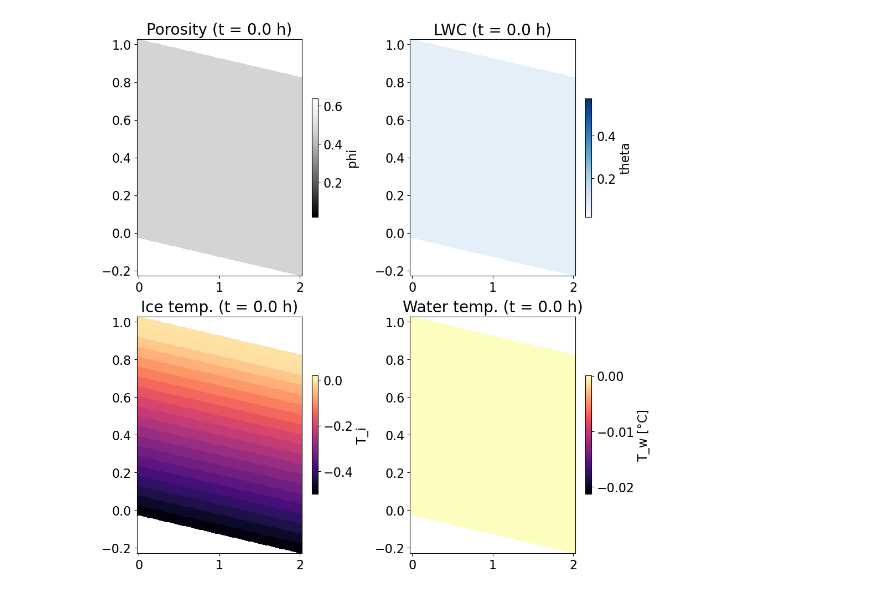
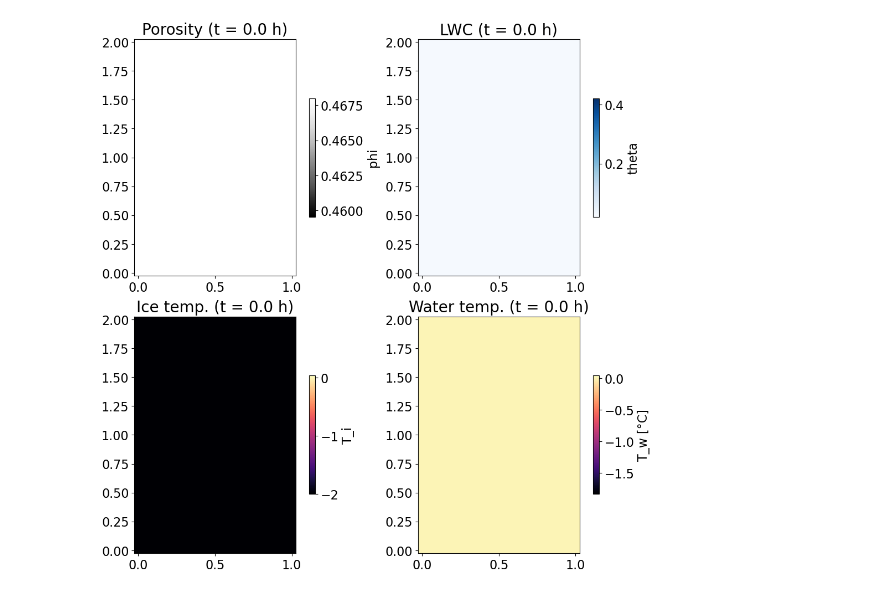
Before and after one commit to lannika-ut/Masterarbeit, a Jupyter notebook: animate_solution.ipynb, the cells around one changed output. Cells and saved outputs as stored; diff of their text form; code cells hidden in the pictures.

```diff
--- a/animate_solution.ipynb
+++ b/animate_solution.ipynb
@@ -9,7 +9,7 @@ from dolfinx.fem import functionspace, Function
 import pickle
 from dolfinx import mesh
 # %%
-filename = "Test12_Annika_64h"
+filename = "Test2_Camilla_myparams"
 with open("./solutions/"+filename+".pkl", "rb") as f:
     data_Annika = pickle.load(f)
 
@@ -116,32 +116,32 @@ def update(frame):
     else:
         theta_tot = p.theta_r.value + (0.9*porosity - p.theta_r.value)*Se(h_c, p.alpha.value, p.N.value)
 
     pmsh1.set_array(porosity.ravel())
     pmsh2.set_array(theta_tot.ravel())
     pmsh3.set_array(Ti.ravel())
     pmsh4.set_array(Tw.ravel())
 
     ax[0, 0].set_title(f"Porosity (t = {time/3600:.1f} h)", fontsize=20)
     ax[0, 1].set_title(f"LWC (t = {time/3600:.1f} h)", fontsize=20)
     ax[1, 0].set_title(f"Ice temp. (t = {time/3600:.1f} h)", fontsize=20)
     ax[1, 1].set_title(f"Water temp. (t = {time/3600:.1f} h)", fontsize=20)
 
     return pmsh1, pmsh2, pmsh3, pmsh4
 
 
 # Create animation
 num_frames = len(data_Annika["T_w"])  # or your max time index
-fps = 5
+fps = 3
 ani = animation.FuncAnimation(
     fig,
     update,
     frames=num_frames,
     interval=1000/fps,  # ms between frames
     blit=False,
     repeat=True
 )
 
 # Save animation
 ani.save("./animations/"+ filename + ".mp4", writer="ffmpeg", fps=fps)
 # %% [output]
-[figure, old version]
+[figure, new version]
```
Also changed, not shown: 6 other files.
